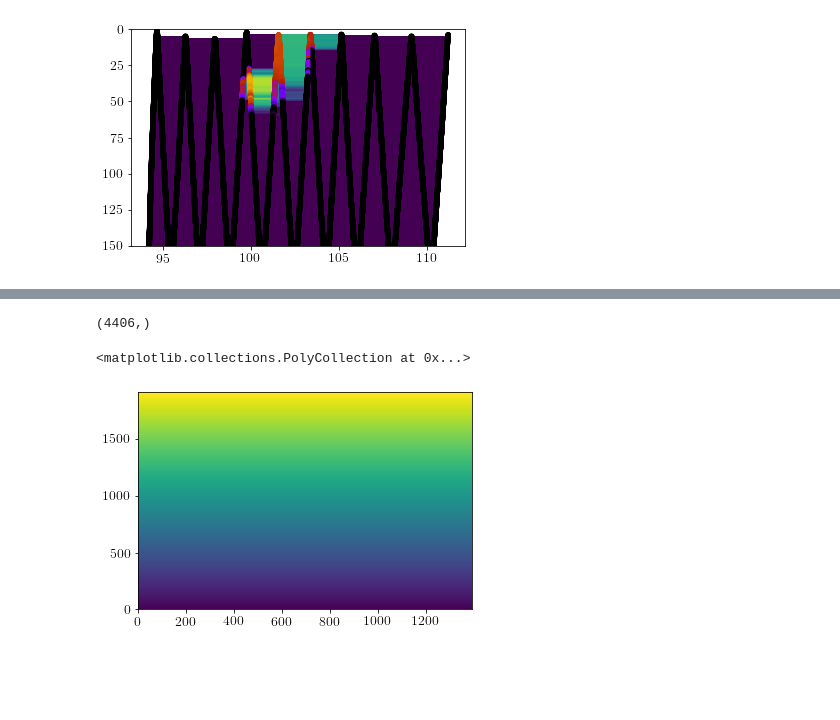
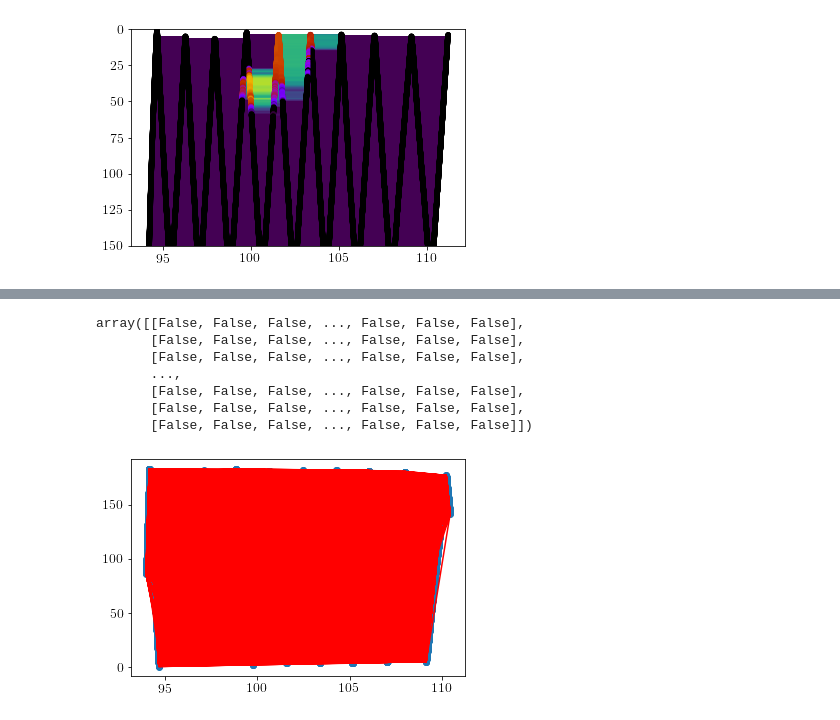
Before and after one commit to wenegrat/LATMIXDYE, a Jupyter notebook: MakeDyeObsSlicePlot.ipynb, the cells around one changed output, grey strips where cells are left out. Cells and saved outputs as stored; diff of their text form; code cells hidden in the pictures; blank space fills up the shorter version.

```diff
--- a/MakeDyeObsSlicePlot.ipynb
+++ b/MakeDyeObsSlicePlot.ipynb
@@ -610,0 +643,15 @@ i
+# %%
+def in_hull(p, hull):
+    """
+    Test if points in `p` are in `hull`
+
+    `p` should be a `NxK` coordinates of `N` points in `K` dimensions
+    `hull` is either a scipy.spatial.Delaunay object or the `MxK` array of the
+    coordinates of `M` points in `K`dimensions for which Delaunay triangulation
+    will be computed
+    """
+    from scipy.spatial import Delaunay
+    if not isinstance(hull,Delaunay):
+        hull = Delaunay(hull)
+
+    return hull.find_simplex(p)>=0
@@ -828,9 +869,45 @@ plt.plot(sl[m], values[m], 'x')
-# %%
-shiplogc.shape
-# %% [output]
-(4406,)
-# %%
-plt.pcolor(depth)
-# %% [output]
-<matplotlib.collections.PolyCollection at 0x...>
-[figure, removed]
+# %%
+span = range(ii[6,0], ii[6,1])
+
+from scipy.spatial import ConvexHull
+from matplotlib.path import Path
+from scipy.spatial import Delaunay
+
+points = np.transpose(np.array((shiplog_ts[span], depth_ts[span])))
+points[0].shape
+#points = np.random.rand(14, 2)
+hull = ConvexHull(points)
+hull = Delaunay(points)
+#hull_path = Path( points[hull.vertices] )
+
+#print(hull_path.contains_point((1,2))) # Is (1,2) in the convex hull?
+
+#plt.scatter(points[hull.vertices,0], points[hull.vertices,1])
+plt.scatter(shiplog_ts[span], depth_ts[span])
+plt.plot(points[hull.vertices,0], points[hull.vertices,1], 'r')
+
+def in_hull(p, hull):
+    """
+    Test if points in `p` are in `hull`
+
+    `p` should be a `NxK` coordinates of `N` points in `K` dimensions
+    `hull` is either a scipy.spatial.Delaunay object or the `MxK` array of the
+    coordinates of `M` points in `K`dimensions for which Delaunay triangulation
+    will be computed
+    """
+    from scipy.spatial import Delaunay
+    if not isinstance(hull,Delaunay):
+        hull = Delaunay(hull)
+
+    return hull.find_simplex(p)>=0
+
+in_hull(np.array((GX,GY)).T, hull)
+# %% [output]
+array([[False, False, False, ..., False, False, False],
+       [False, False, False, ..., False, False, False],
+       [False, False, False, ..., False, False, False],
+       ...,
+       [False, False, False, ..., False, False, False],
+       [False, False, False, ..., False, False, False],
+       [False, False, False, ..., False, False, False]])
+[figure, added]
```
Also changed, not shown: parts of 30 cells of this notebook, 3 other files.
